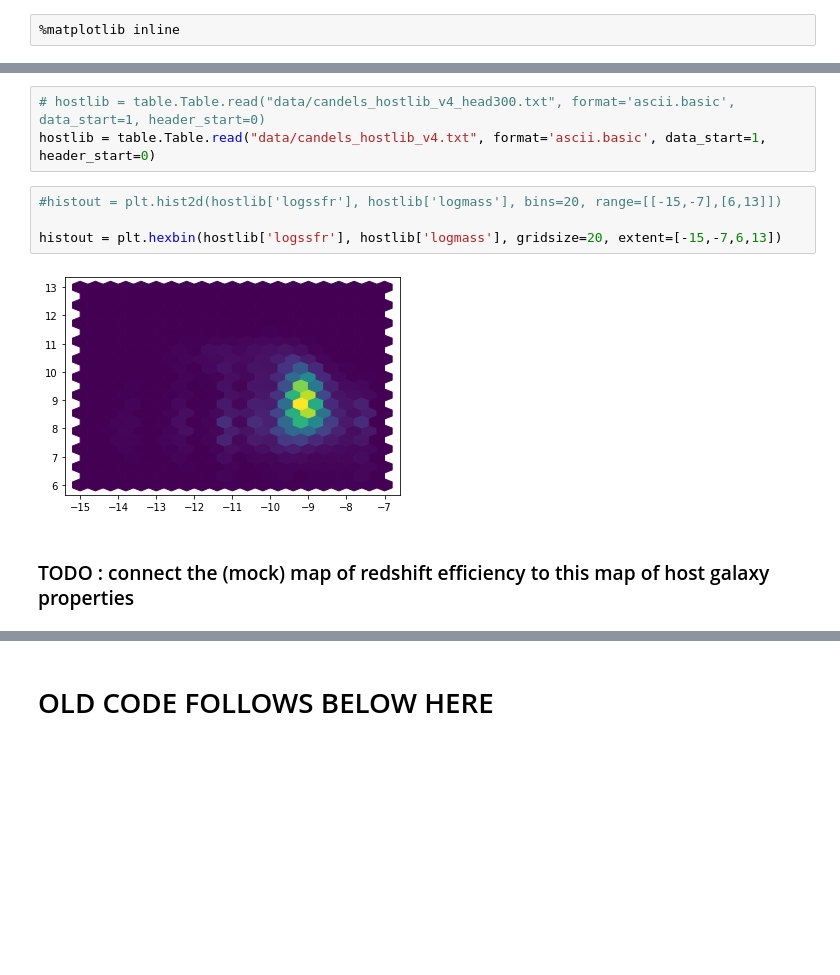
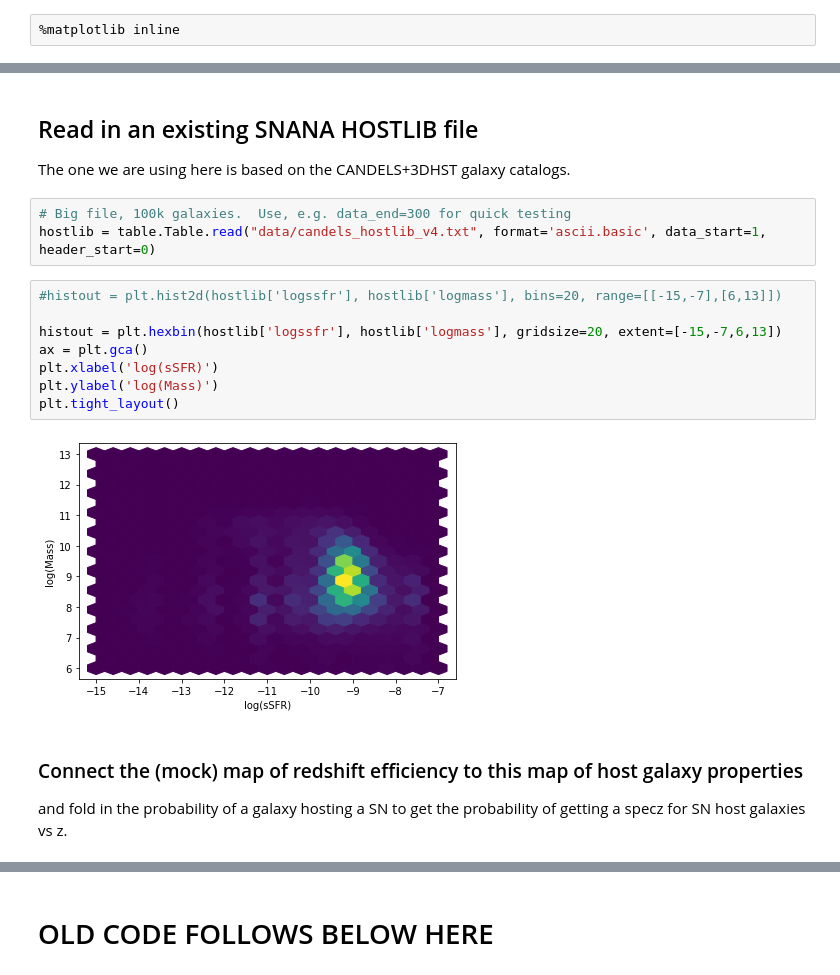
Before and after one commit to srodney/roman-sn-redshifts, a Jupyter notebook: roman-sn_hostlib.ipynb, the cells around one changed output, grey strips where cells are left out. Drawn from its saved outputs; the diff is of its cells as text; blank space fills up the shorter version.

```diff
--- a/roman-sn_hostlib.ipynb
+++ b/roman-sn_hostlib.ipynb
@@ -17,11 +55,21 @@ from scipy import integrate
+# %% [markdown]
+## Read in an existing SNANA HOSTLIB file
+
+The one we are using here is based on the CANDELS+3DHST galaxy catalogs.
 # %%
-# hostlib = table.Table.read("data/candels_hostlib_v4_head300.txt", format='ascii.basic', data_start=1, header_start=0)
+# Big file, 100k galaxies.  Use, e.g. data_end=300 for quick testing
 hostlib = table.Table.read("data/candels_hostlib_v4.txt", format='ascii.basic', data_start=1, header_start=0)
 # %%
 #histout = plt.hist2d(hostlib['logssfr'], hostlib['logmass'], bins=20, range=[[-15,-7],[6,13]])
 
 histout = plt.hexbin(hostlib['logssfr'], hostlib['logmass'], gridsize=20, extent=[-15,-7,6,13])
+ax = plt.gca()
+plt.xlabel('log(sSFR)')
+plt.ylabel('log(Mass)')
+plt.tight_layout()
 # %% [output]
-[figure, old version]
+[figure, new version]
 # %% [markdown]
-### TODO : connect the (mock) map of redshift efficiency to this map of host galaxy properties
+### Connect the (mock) map of redshift efficiency to this map of host galaxy properties
+
+and fold in the probability of a galaxy hosting a SN to get the probability of getting a specz for SN host galaxies vs z.
```
Also changed, not shown: parts of 13 cells of this notebook.
